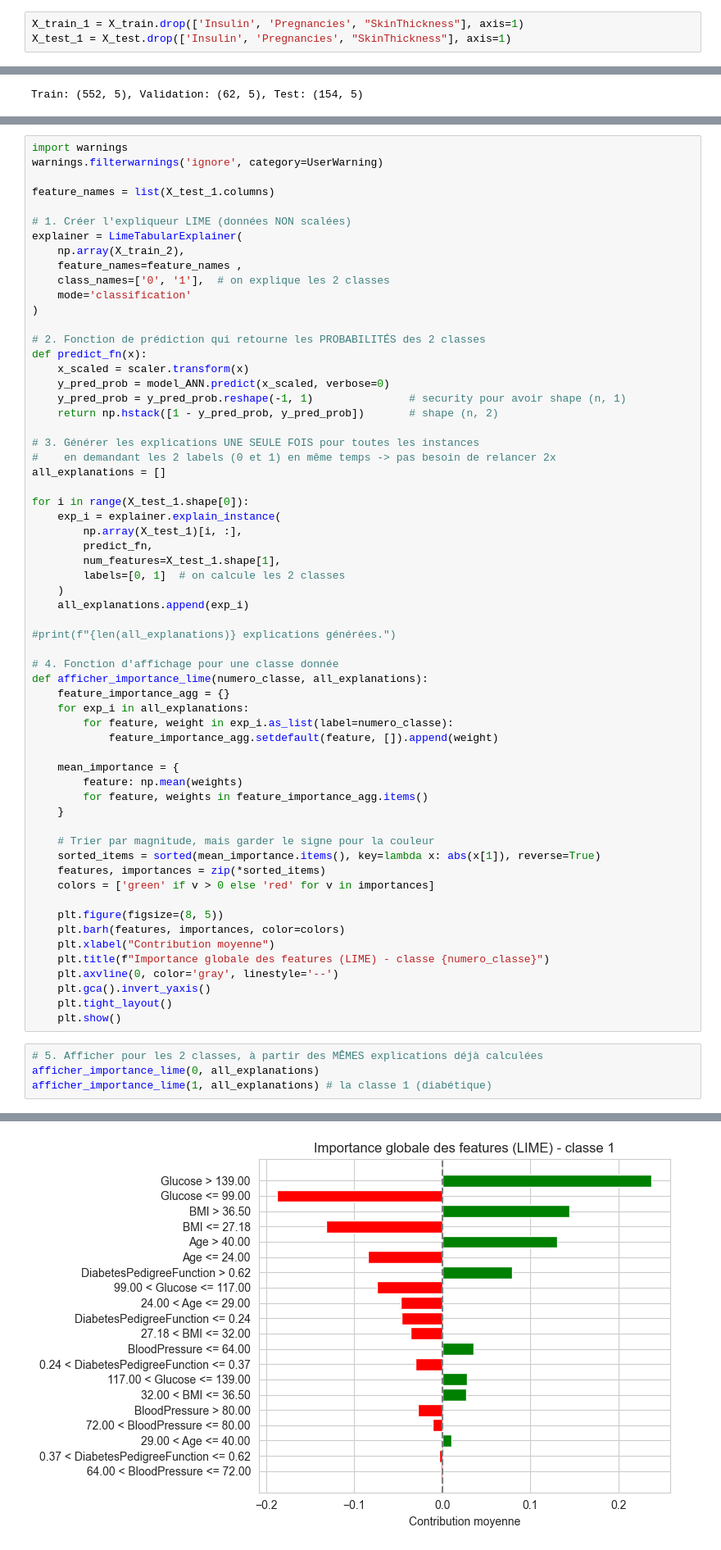
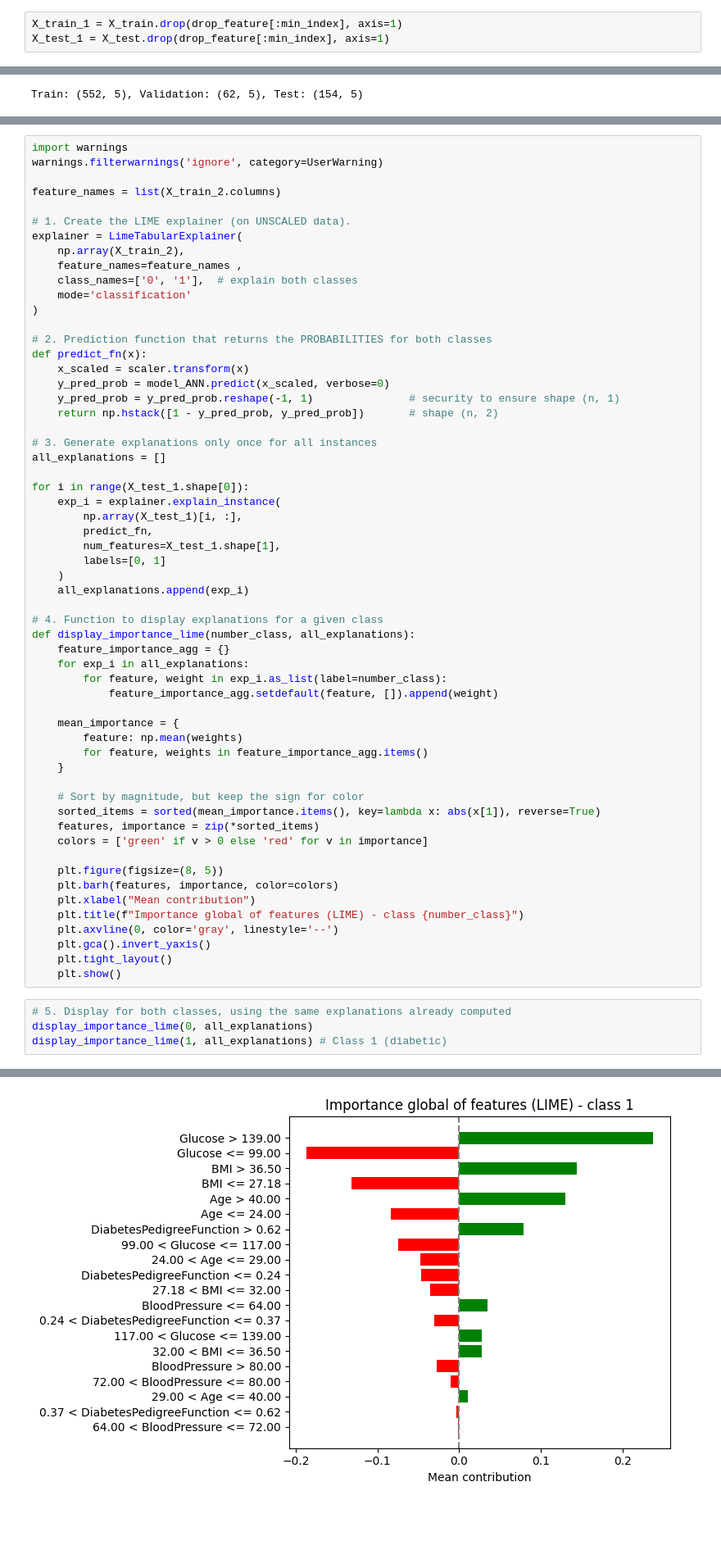
Before and after one commit to Amal1703/End-to-End-project-Mlops-XAI-GUI-Predict-Diabetes, a Jupyter notebook: notebook/test.ipynb, the cells around one changed output, grey strips where cells are left out. Shown at 82% size. Drawn from its saved outputs; the diff is of its cells as text; blank space fills up the shorter version.

```diff
--- a/notebook/test.ipynb
+++ b/notebook/test.ipynb
@@ -409,7 +526,7 @@ Taux d'erreur: 27.27%
 # %% [markdown]
 We drop 'Insulin', 'Pregnancies', 'SkinThickness features because Taux d'erreur moins for training SVM and ANN
 # %%
-X_train_1 = X_train.drop(['Insulin', 'Pregnancies', "SkinThickness"], axis=1)
-X_test_1 = X_test.drop(['Insulin', 'Pregnancies', "SkinThickness"], axis=1)
+X_train_1 = X_train.drop(drop_feature[:min_index], axis=1)
+X_test_1 = X_test.drop(drop_feature[:min_index], axis=1)
 # %% [markdown]
 2.2 SVM
@@ -670,25 +780,24 @@ Signifie : avoir un glucose élevé augmente la probabilité que le modèle pré
 import warnings
 warnings.filterwarnings('ignore', category=UserWarning)
 
-feature_names = list(X_test_1.columns)
+feature_names = list(X_train_2.columns)
 
-# 1. Créer l'expliqueur LIME (données NON scalées)
+# 1. Create the LIME explainer (on UNSCALED data).
 explainer = LimeTabularExplainer(
     np.array(X_train_2),
     feature_names=feature_names ,
-    class_names=['0', '1'],  # on explique les 2 classes
+    class_names=['0', '1'],  # explain both classes
     mode='classification'
 )
 
-# 2. Fonction de prédiction qui retourne les PROBABILITÉS des 2 classes
+# 2. Prediction function that returns the PROBABILITIES for both classes
 def predict_fn(x):
     x_scaled = scaler.transform(x)
     y_pred_prob = model_ANN.predict(x_scaled, verbose=0)
-    y_pred_prob = y_pred_prob.reshape(-1, 1)               # security pour avoir shape (n, 1)
+    y_pred_prob = y_pred_prob.reshape(-1, 1)               # security to ensure shape (n, 1)
     return np.hstack([1 - y_pred_prob, y_pred_prob])       # shape (n, 2)
 
-# 3. Générer les explications UNE SEULE FOIS pour toutes les instances
-#    en demandant les 2 labels (0 et 1) en même temps -> pas besoin de relancer 2x
+# 3. Generate explanations only once for all instances
 all_explanations = []
 
 for i in range(X_test_1.shape[0]):
@@ -696,17 +805,15 @@ for i in range(X_test_1.shape[0]):
         np.array(X_test_1)[i, :],
         predict_fn,
         num_features=X_test_1.shape[1],
-        labels=[0, 1]  # on calcule les 2 classes
+        labels=[0, 1]
     )
     all_explanations.append(exp_i)
 
-#print(f"{len(all_explanations)} explications générées.")
-
-# 4. Fonction d'affichage pour une classe donnée
-def afficher_importance_lime(numero_classe, all_explanations):
+# 4. Function to display explanations for a given class
+def display_importance_lime(number_class, all_explanations):
     feature_importance_agg = {}
     for exp_i in all_explanations:
-        for feature, weight in exp_i.as_list(label=numero_classe):
+        for feature, weight in exp_i.as_list(label=number_class):
             feature_importance_agg.setdefault(feature, []).append(weight)
 
     mean_importance = {
@@ -714,21 +821,21 @@ def afficher_importance_lime(numero_classe, all_explanations):
         for feature, weights in feature_importance_agg.items()
     }
 
-    # Trier par magnitude, mais garder le signe pour la couleur
+    # Sort by magnitude, but keep the sign for color
     sorted_items = sorted(mean_importance.items(), key=lambda x: abs(x[1]), reverse=True)
-    features, importances = zip(*sorted_items)
-    colors = ['green' if v > 0 else 'red' for v in importances]
+    features, importance = zip(*sorted_items)
+    colors = ['green' if v > 0 else 'red' for v in importance]
 
     plt.figure(figsize=(8, 5))
-    plt.barh(features, importances, color=colors)
-    plt.xlabel("Contribution moyenne")
-    plt.title(f"Importance globale des features (LIME) - classe {numero_classe}")
+    plt.barh(features, importance, color=colors)
+    plt.xlabel("Mean contribution")
+    plt.title(f"Importance global of features (LIME) - class {number_class}")
     plt.axvline(0, color='gray', linestyle='--')
     plt.gca().invert_yaxis()
     plt.tight_layout()
     plt.show()
 # %%
-# 5. Afficher pour les 2 classes, à partir des MÊMES explications déjà calculées
-afficher_importance_lime(0, all_explanations)
-afficher_importance_lime(1, all_explanations) # la classe 1 (diabétique)
+# 5. Display for both classes, using the same explanations already computed
+display_importance_lime(0, all_explanations)
+display_importance_lime(1, all_explanations) # Class 1 (diabetic)
 # %% [output]
@@ -736 +843 @@ afficher_importance_lime(1, all_explanations) # la classe 1 (diabétique)
-[figure, old version]
+[figure, new version]
```
Also changed, not shown: parts of 81 cells of this notebook, 21 other files.
